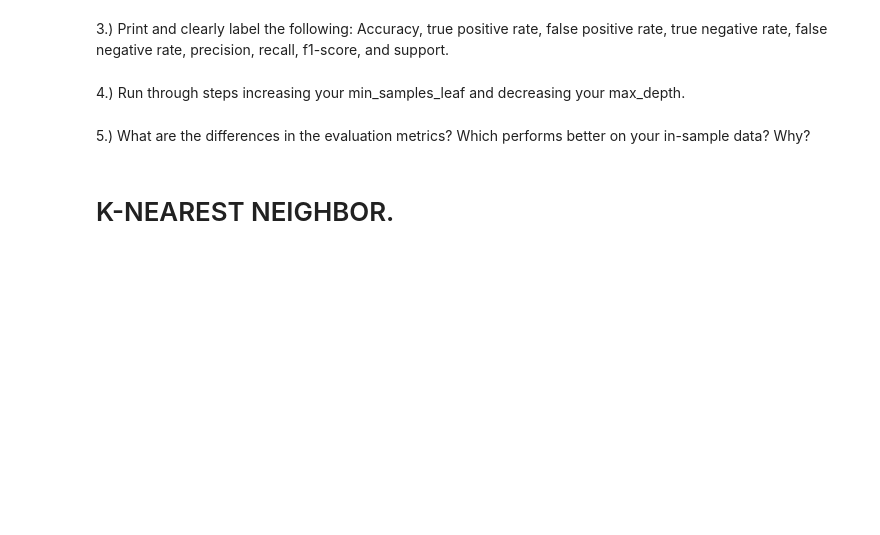
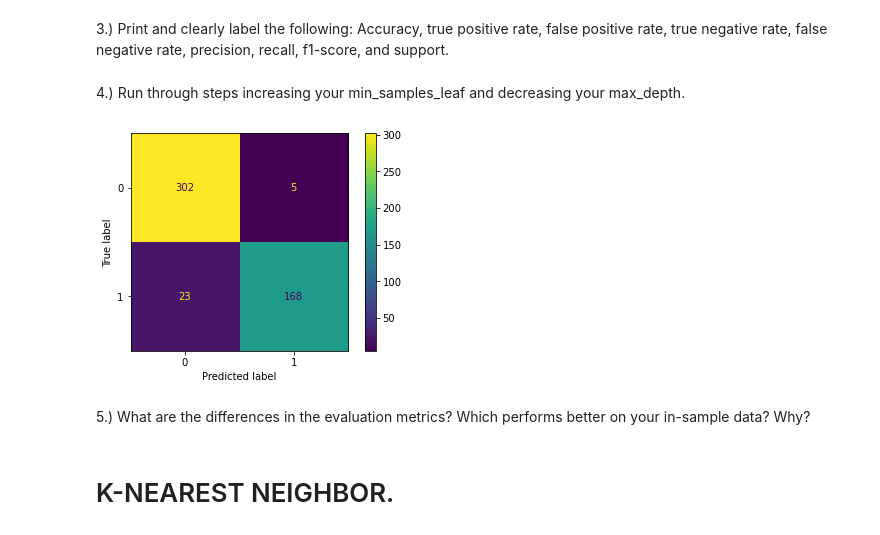
Before and after one commit to nicholas-dougherty/classification-exercises, a Jupyter notebook: model.ipynb, the cells around one changed output. Drawn from its saved outputs; the diff is of its cells as text; code cells hidden in the pictures; blank space fills up the shorter version.

```diff
--- a/model.ipynb
+++ b/model.ipynb
@@ -626,3 +655,13 @@ print(out_of_sample_accuracy2)
 # RANDOM FOREST
 # %% [markdown]
 1.) Fit the Random Forest classifier to your training sample and transform (i.e. make predictions on the training sample) setting the random_state accordingly and setting min_samples_leaf = 1 and max_depth = 10.
+# %%
+rf = RandomForestClassifier(bootstrap=True,
+                            class_weight=None,
+                            criterion='gini',
+                            min_samples_leaf=1,
+                            n_estimators=100,
+                            max_depth=10,
+                            random_state=123)
+
+rf.fit(X_train, y_train)
@@ -628,0 +670,9 @@ print(out_of_sample_accuracy2)
+# %%
+# Feature Importance- Evaluate importance, or weight, of each feature.
+print(rf.feature_importances_)
+
+# Make Predictions - classify each flower by its estimated species.
+y_pred = rf.predict(X_train)
+
+# Estimate Probability - Estimate the probability of each species, using the training data.
+y_pred_probability = rf.predict_proba(X_train)
@@ -629,2 +682,11 @@ print(out_of_sample_accuracy2)
 # %% [markdown]
 2.) Evaluate your results using the model score, confusion matrix, and classification report.
+# %%
+# Compute the Accuracy
+print('Accuracy of random forest classifier on training set: {:.2f}'.format(rf.score(X_train, y_train)))
+
+# Create a Confusion Matrix
+cm = confusion_matrix(y_train, y_pred)
+print(f'\n Confusion Matrix: \n {confusion_matrix(y_train, y_pred)} \n')
+
+print(f' Classification Report: \n {classification_report(y_train, y_pred)})')
@@ -633,2 +737,8 @@ print(out_of_sample_accuracy2)
 # %% [markdown]
 4.) Run through steps increasing your min_samples_leaf and decreasing your max_depth.
+# %%
+disp = ConfusionMatrixDisplay(confusion_matrix=cm)
+disp.plot()
+plt.show()
+# %% [output]
+[figure, added]
```
Also changed, not shown: parts of 14 cells of this notebook.
